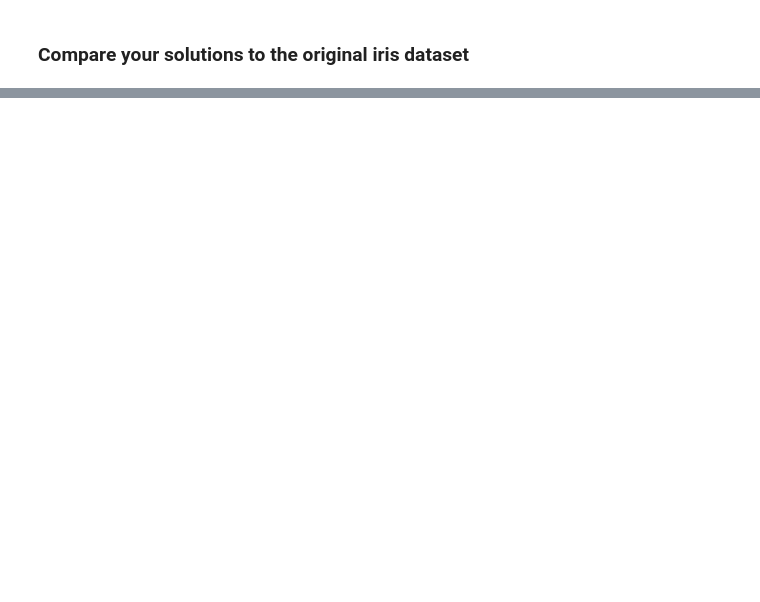
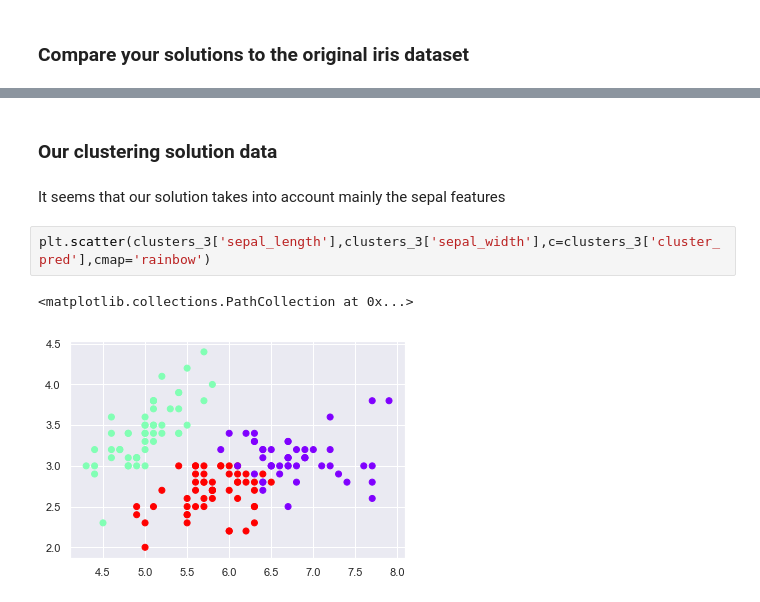
Before and after one commit to Andre-Williams22/Data-Science-ML-Courses, a Jupyter notebook: 365-DataScience/Advanced-Statistical-Methods/Clustering Species Segmentation.ipynb, the cells around one changed output, grey strips where cells are left out. Cells and saved outputs as stored; diff of their text form; blank space fills up the shorter version.

```diff
--- a/365-DataScience/Advanced-Statistical-Methods/Clustering Species Segmentation.ipynb
+++ b/365-DataScience/Advanced-Statistical-Methods/Clustering Species Segmentation.ipynb
@@ -204,0 +241,9 @@ Text(0, 0.5, 'Sepal Width')
+# %% [markdown]
+### Our clustering solution data
+# %% [markdown]
+It seems that our solution takes into account mainly the sepal features
+# %%
+plt.scatter(clusters_3['sepal_length'],clusters_3['sepal_width'],c=clusters_3['cluster_pred'],cmap='rainbow')
+# %% [output]
+<matplotlib.collections.PathCollection at 0x...>
+[figure, added]
```
Also changed, not shown: parts of 17 cells of this notebook, 1 other file.
